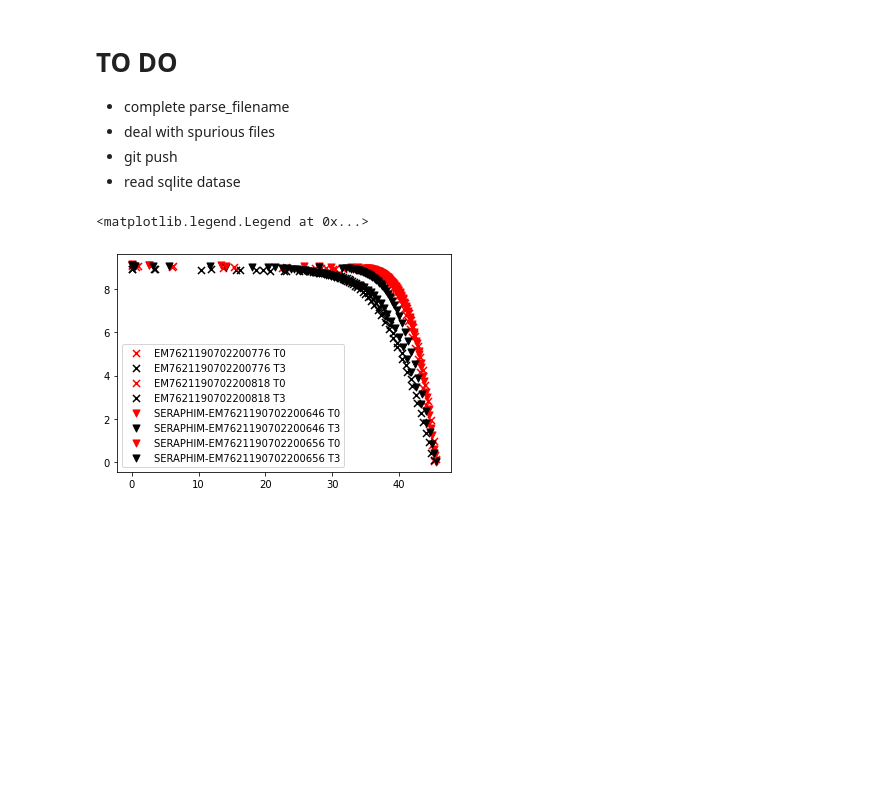
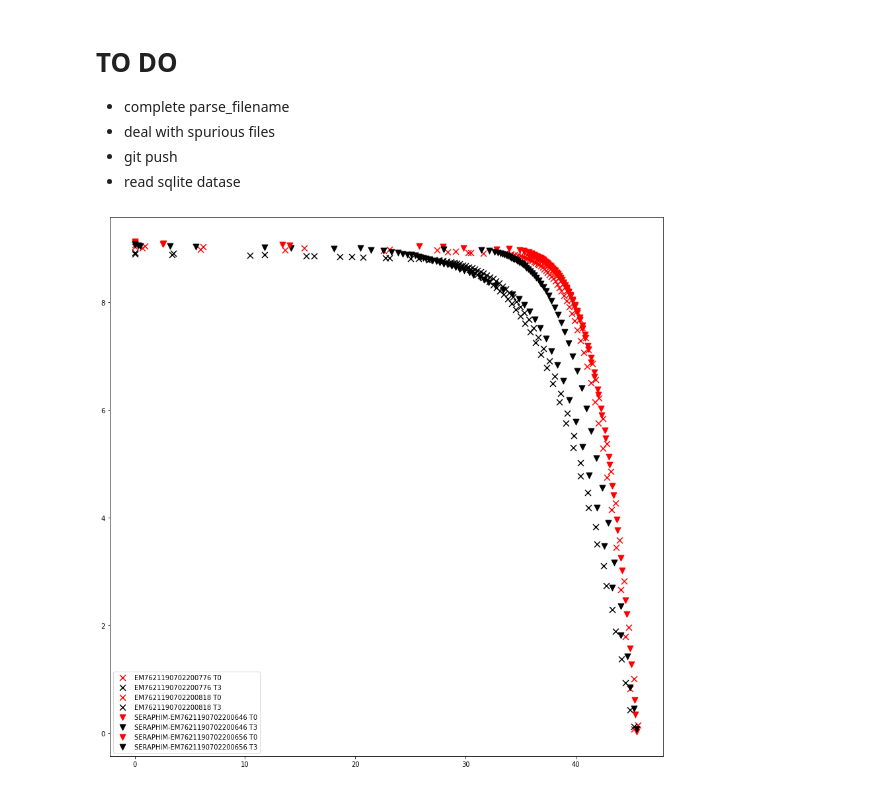
Before and after one commit to Bertin-fap/PVcharacterization, a Jupyter notebook: Module_aging.ipynb, the cells around one changed output. Saved outputs shown, nothing was run; the diff lists cells and outputs as text; code cells hidden in the pictures; blank space fills up the shorter version.

Commit message:
add figsize

```diff
--- a/Module_aging.ipynb
+++ b/Module_aging.ipynb
@@ -198,29 +198,28 @@ plt.scatter(x,y)
 # %%
 import matplotlib.pyplot as plt
 # Get dataframe describing the experimental files
 df_files_descp = pv.sqlite_to_dataframe(data_folder,pv.DATA_BASE_TABLE_FILE)
 
 # Select the module types which names has to be corrected
 list_mod_selected = pv.build_modules_list(df_files_descp,data_folder)
 iv_curve = {pv.parse_filename(file): pv.read_flashtest_file(file).IV0
             for file in pv.build_modules_filenames(list_mod_selected,data_folder)}
 
 colors = {'T0':'r','T3':'k'}
 markers = {'EM7621190702200776':'x',
            'EM7621190702200818':'x',
            'SERAPHIM-EM7621190702200646':'v',
            'SERAPHIM-EM7621190702200656':'v'}
-
+fig = plt.figure(figsize=(15,15))
 for name,value in iv_curve.items():
     plt.scatter(value["Voltage"][::70],
                 value["Current"][::70],
-                s=50,
+                s=80,
                 label=f'{name.module_type} {name.treatment}',
                 c=colors[name.treatment],
                 marker=markers[name.module_type],
                 alpha=1)
 
-plt.legend()
+_ = plt.legend()
 # %% [output]
-<matplotlib.legend.Legend at 0x...>
-[figure, old version]
+[figure, new version]
```
Also changed, not shown: parts of 2 cells of this notebook.
